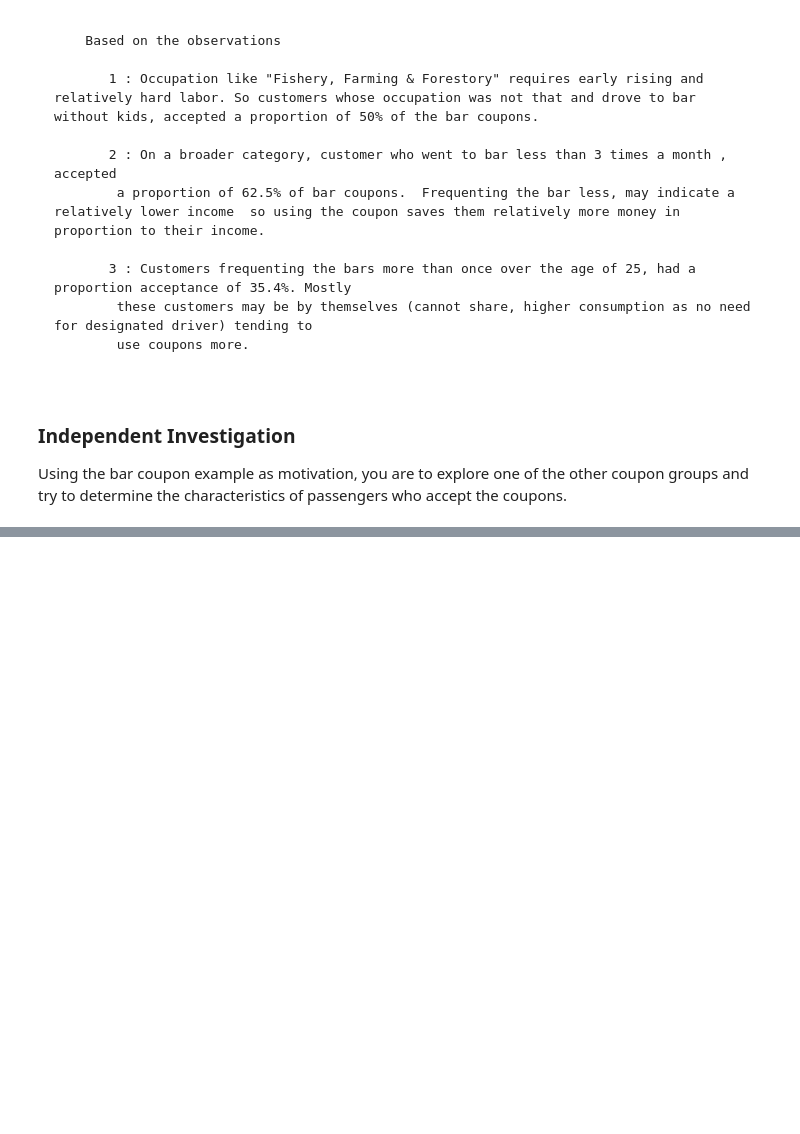
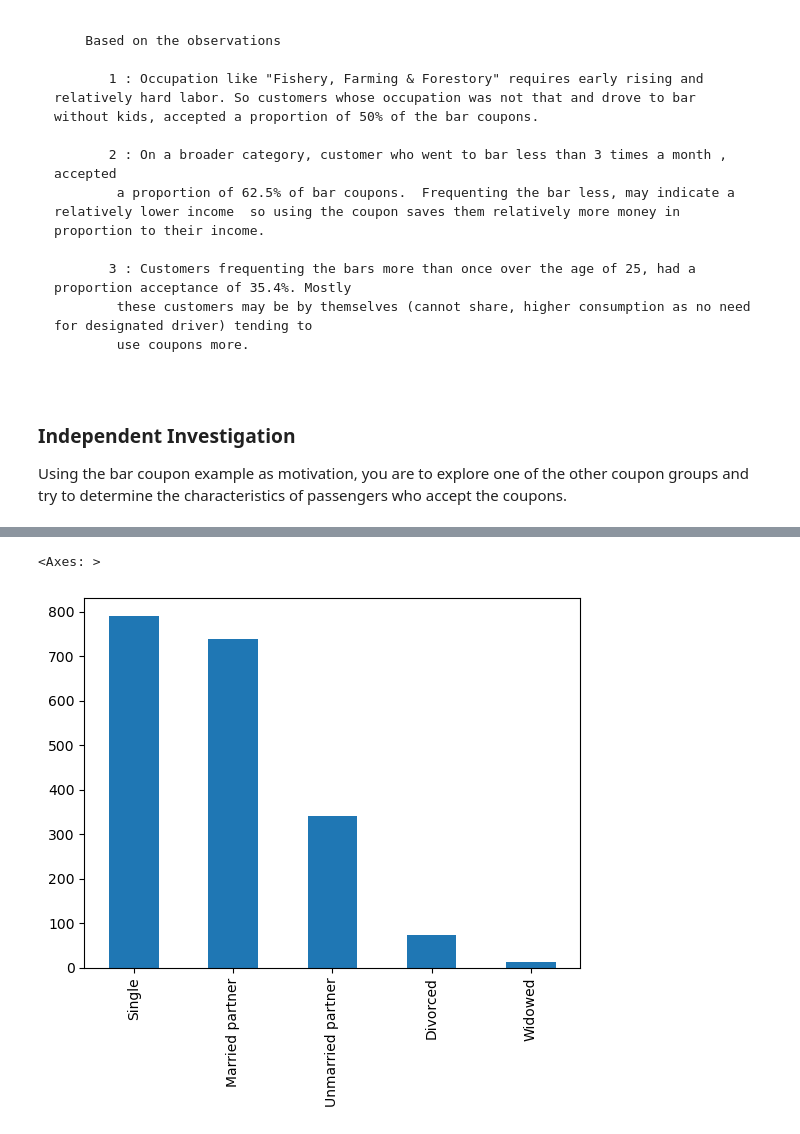
Before and after one commit to klattice/mlapps, a Jupyter notebook: prompt/prompt.ipynb, the cells around one changed output, grey strips where cells are left out. Drawn from its saved outputs; the diff is of its cells as text; code cells hidden in the pictures; blank space fills up the shorter version.

```diff
--- a/prompt/prompt.ipynb
+++ b/prompt/prompt.ipynb
@@ -391,0 +407,5 @@ Using the bar coupon example as motivation, you are to explore one of the other
+# %%
+data.query('(coupon == "Coffee House") and (Y == 1)')['maritalStatus'].value_counts().plot(kind='bar')
+# %% [output]
+<Axes: >
+[figure, added]
```
Also changed, not shown: parts of 5 cells of this notebook.
